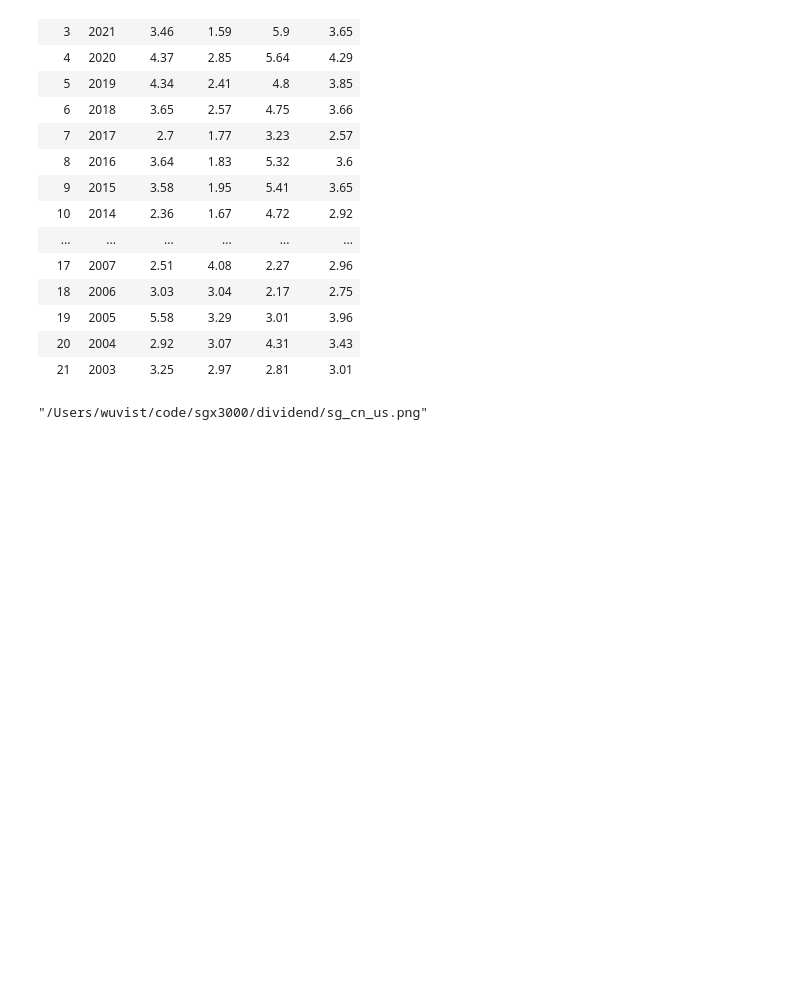
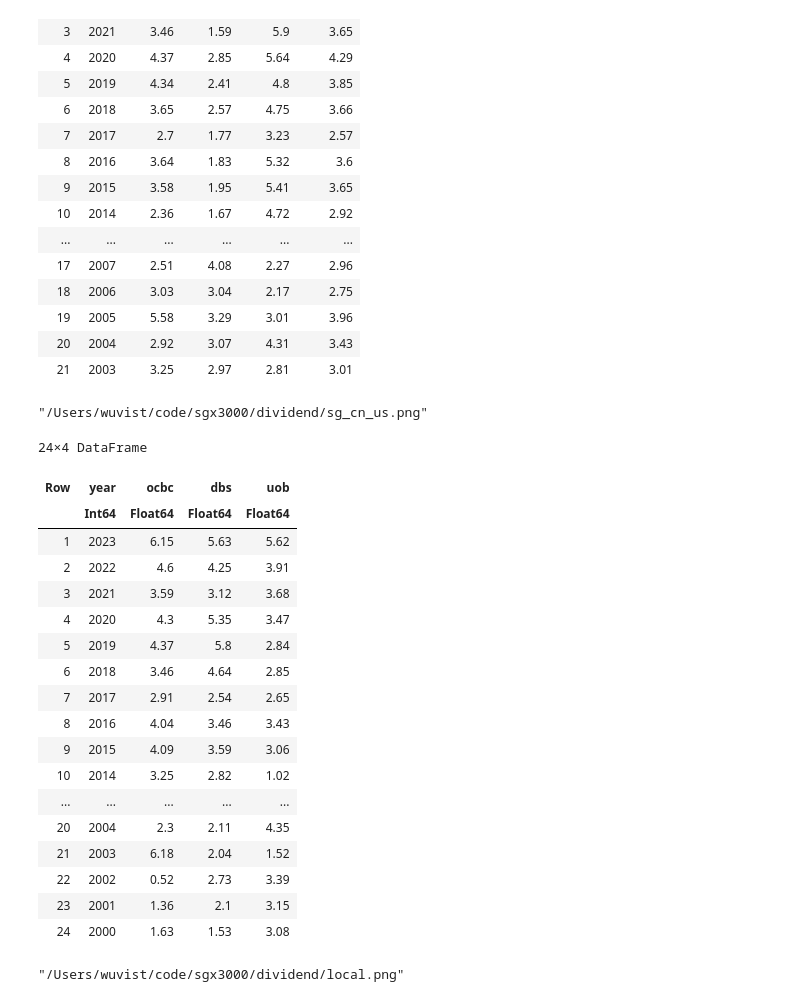
Before and after one commit to Wuvist/sgx3000, a Jupyter notebook: try.ipynb, the cells around one changed output. Cells and saved outputs as stored; diff of their text form; code cells hidden in the pictures; blank space fills up the shorter version.

Commit message:
Add local png

```diff
--- a/try.ipynb
+++ b/try.ipynb
@@ -86,3 +85,33 @@ plot!(years, data.US, label="US")
 savefig("dividend/sg_cn_us.png")
 # %% [output]
 "/Users/wuvist/code/sgx3000/dividend/sg_cn_us.png"
+# %%
+localbanks = CSV.read("dividend/local.csv", DataFrame)
+# %% [output]
+24×4 DataFrame
+| Row | year | ocbc | dbs | uob |
+|  | Int64 | Float64 | Float64 | Float64 |
+| 1 | 2023 | 6.15 | 5.63 | 5.62 |
+| 2 | 2022 | 4.6 | 4.25 | 3.91 |
+| 3 | 2021 | 3.59 | 3.12 | 3.68 |
+| 4 | 2020 | 4.3 | 5.35 | 3.47 |
+| 5 | 2019 | 4.37 | 5.8 | 2.84 |
+| 6 | 2018 | 3.46 | 4.64 | 2.85 |
+| 7 | 2017 | 2.91 | 2.54 | 2.65 |
+| 8 | 2016 | 4.04 | 3.46 | 3.43 |
+| 9 | 2015 | 4.09 | 3.59 | 3.06 |
+| 10 | 2014 | 3.25 | 2.82 | 1.02 |
+| ... | ... | ... | ... | ... |
+| 20 | 2004 | 2.3 | 2.11 | 4.35 |
+| 21 | 2003 | 6.18 | 2.04 | 1.52 |
+| 22 | 2002 | 0.52 | 2.73 | 3.39 |
+| 23 | 2001 | 1.36 | 2.1 | 3.15 |
+| 24 | 2000 | 1.63 | 1.53 | 3.08 |
+# %%
+banks = first(localbanks,21)
+plot(banks.year, banks.ocbc, label="OCBC", ylabel="Dividend(%)", xlabel="Year")
+plot!(banks.year, banks.dbs, label="DBS")
+plot!(banks.year, banks.uob, label="UOB")
+savefig("dividend/local.png")
+# %% [output]
+"/Users/wuvist/code/sgx3000/dividend/local.png"
```
Also changed, not shown: parts of 1 cell of this notebook, 4 other files.
